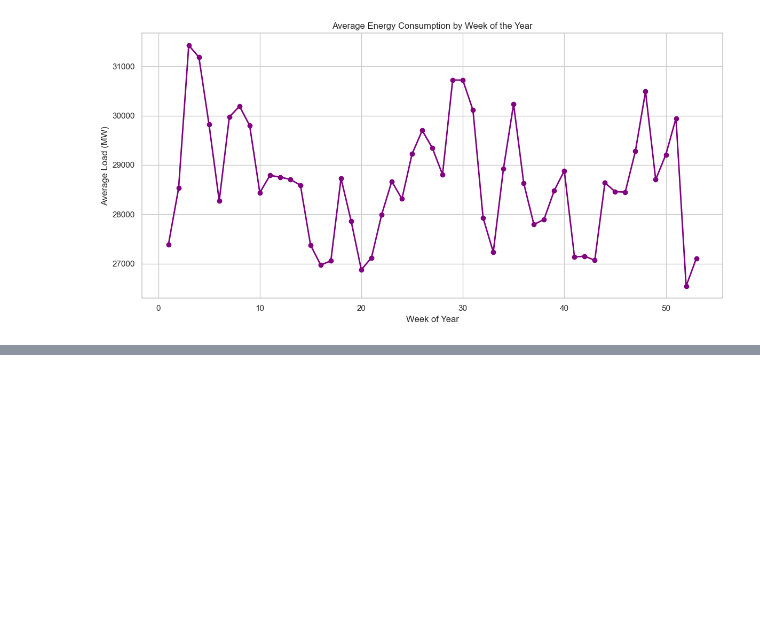
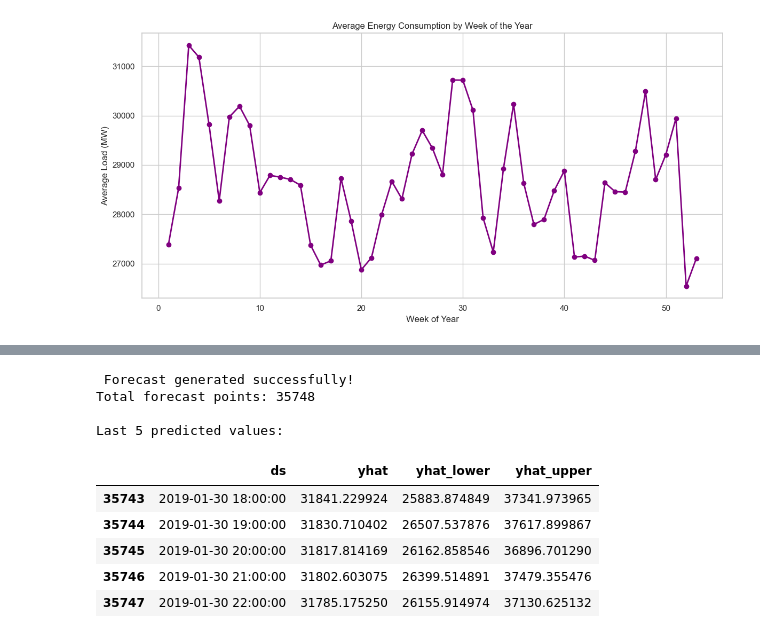
Before and after one commit to alexandrogarnacho94/project-energy-eda-forecast, a Jupyter notebook: notebooks/01_eda.ipynb, the cells around one changed output, grey strips where cells are left out. Saved outputs shown, nothing was run; the diff lists cells and outputs as text; code cells hidden in the pictures; blank space fills up the shorter version.

```diff
--- a/notebooks/01_eda.ipynb
+++ b/notebooks/01_eda.ipynb
@@ -317,0 +390,25 @@ plt.show()
+# %%
+# Generate future dates for the next 30 days (hourly)
+future = model.make_future_dataframe(
+    periods=30 * 24,      # 30 days * 24 hours
+    freq='h'
+)
+
+# Make predictions
+forecast = model.predict(future)
+
+print(" Forecast generated successfully!")
+print("Total forecast points:", len(forecast))
+print("\nLast 5 predicted values:")
+display(forecast[['ds', 'yhat', 'yhat_lower', 'yhat_upper']].tail())
+# %% [output]
+ Forecast generated successfully!
+Total forecast points: 35748
+
+Last 5 predicted values:
+|  | ds | yhat | yhat_lower | yhat_upper |
+| 35743 | 2019-01-30 18:00:00 | 31841.229924 | 25883.874849 | 37341.973965 |
+| 35744 | 2019-01-30 19:00:00 | 31830.710402 | 26507.537876 | 37617.899867 |
+| 35745 | 2019-01-30 20:00:00 | 31817.814169 | 26162.858546 | 36896.701290 |
+| 35746 | 2019-01-30 21:00:00 | 31802.603075 | 26399.514891 | 37479.355476 |
+| 35747 | 2019-01-30 22:00:00 | 31785.175250 | 26155.914974 | 37130.625132 |
```
Also changed, not shown: parts of 9 cells of this notebook.
